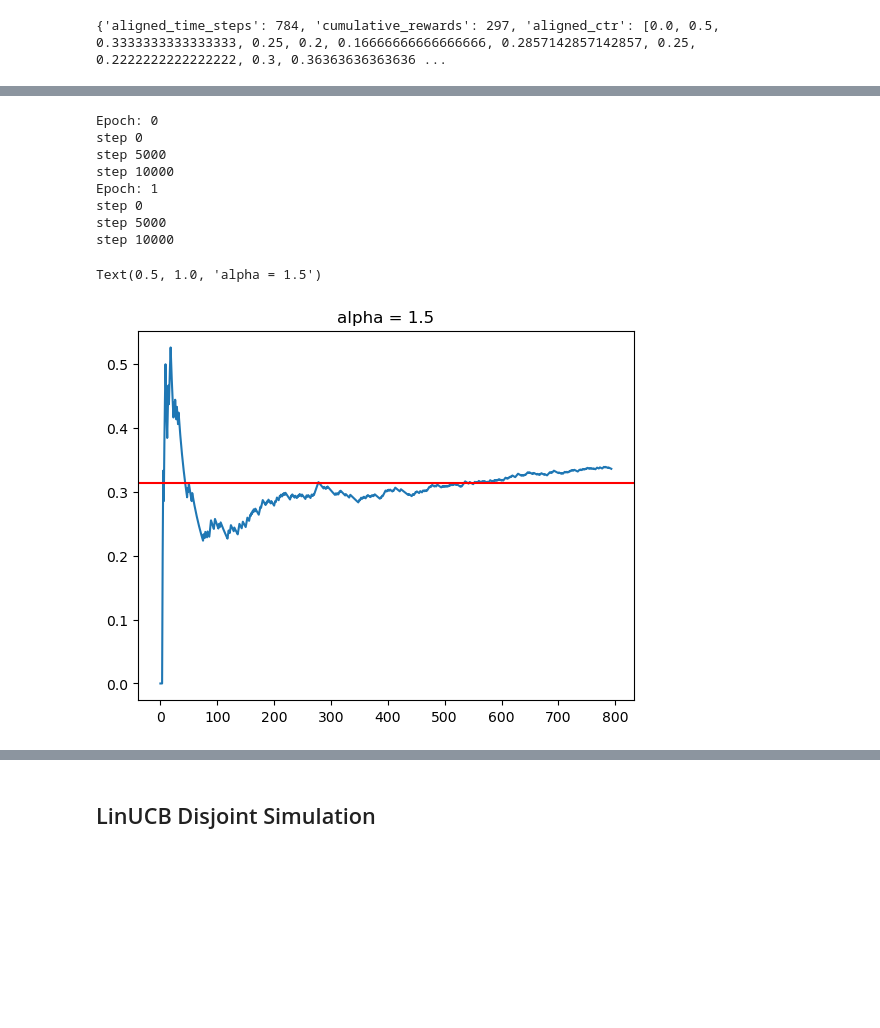
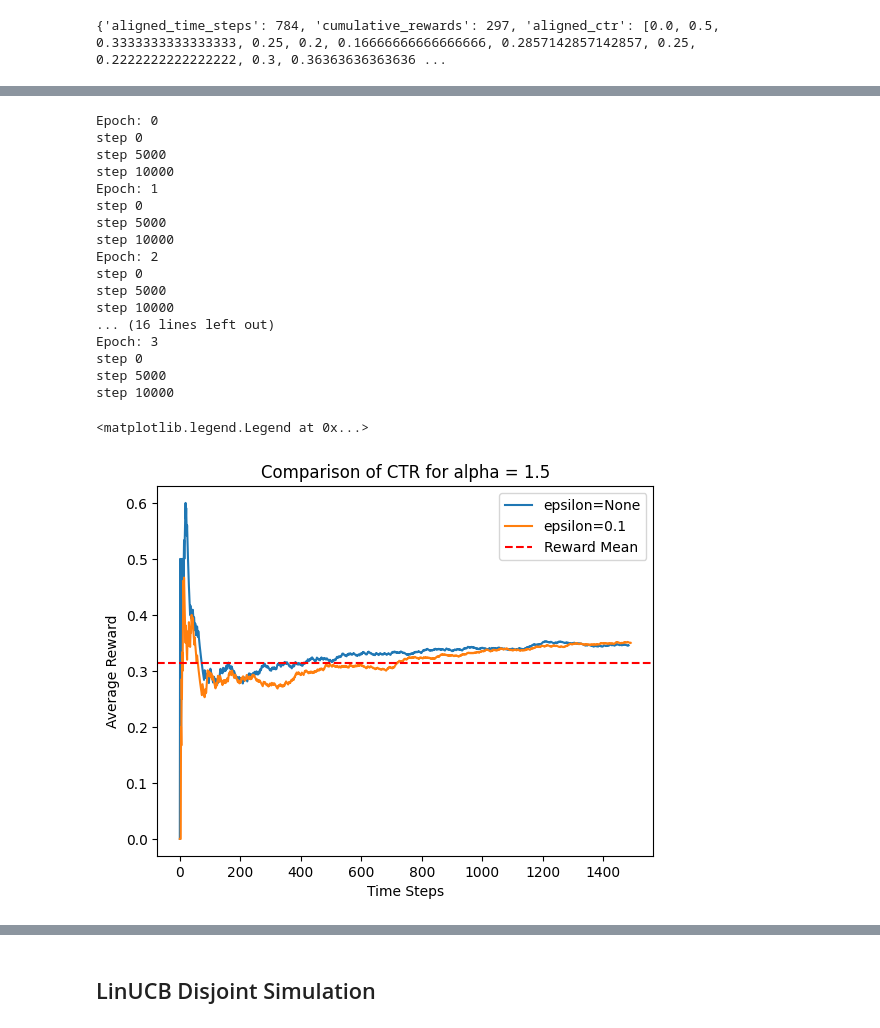
Before and after one commit to tmznwnel00/gradient_bandits, a Jupyter notebook: LinUCB/LinUCB_hybrid.ipynb, the cells around one changed output, grey strips where cells are left out. Saved outputs shown, nothing was run; the diff lists cells and outputs as text; code cells hidden in the pictures; blank space fills up the shorter version.

```diff
--- a/LinUCB/LinUCB_hybrid.ipynb
+++ b/LinUCB/LinUCB_hybrid.ipynb
@@ -446,27 +492,57 @@ Text(0.5, 1.0, 'alpha = 1.0')
 # %%
 alpha_value = 1.5
 simulation_hybrid_alpha_15 = ctr_simulator(K_arms = n,
                                            d = 29,
                                            k = 29*19,
                                            alpha = alpha_value,
-                                           epochs = 2,
+                                           epochs = 4,
                                            top_movies_index = top_movies_index,
                                            top_movies_features=top_movies_features,
-                                           steps_printout=5000)
-plt.plot(simulation_hybrid_alpha_15["aligned_ctr"])
-plt.axhline(y=reward_mean, color = "red")
-plt.title("alpha = "+str(alpha_value))
+                                           steps_printout=5000,
+                                           epsilon=None
+                                           )
+simulation_hybrid_alpha_15_1 = ctr_simulator(K_arms = n,
+                                           d = 29,
+                                           k = 29*19,
+                                           alpha = alpha_value,
+                                           epochs = 4,
+                                           top_movies_index = top_movies_index,
+                                           top_movies_features=top_movies_features,
+                                           steps_printout=5000,
+                                           epsilon=0.1
+                                           )
+
+plt.plot(simulation_hybrid_alpha_15["aligned_ctr"], label="epsilon=None")
+
+plt.plot(simulation_hybrid_alpha_15_1["aligned_ctr"], label="epsilon=0.1")
+
+plt.axhline(y=reward_mean, color="red", linestyle="--", label="Reward Mean")
+
+plt.title("Comparison of CTR for alpha = 1.5")
+plt.xlabel("Time Steps")
+plt.ylabel("Average Reward")
+
+plt.legend()
 # %% [output]
 Epoch: 0
 step 0
 step 5000
 step 10000
 Epoch: 1
 step 0
 step 5000
 step 10000
+Epoch: 2
+step 0
+step 5000
+step 10000
+... (16 lines left out)
+Epoch: 3
+step 0
+step 5000
+step 10000
-Text(0.5, 1.0, 'alpha = 1.5')
+<matplotlib.legend.Legend at 0x...>
-[figure, old version]
+[figure, new version]
 # %%
 alpha_value = 0.25
 simulation_hybrid_alpha_025 = ctr_simulator(K_arms = n,
```
Also changed, not shown: parts of 4 cells of this notebook.
